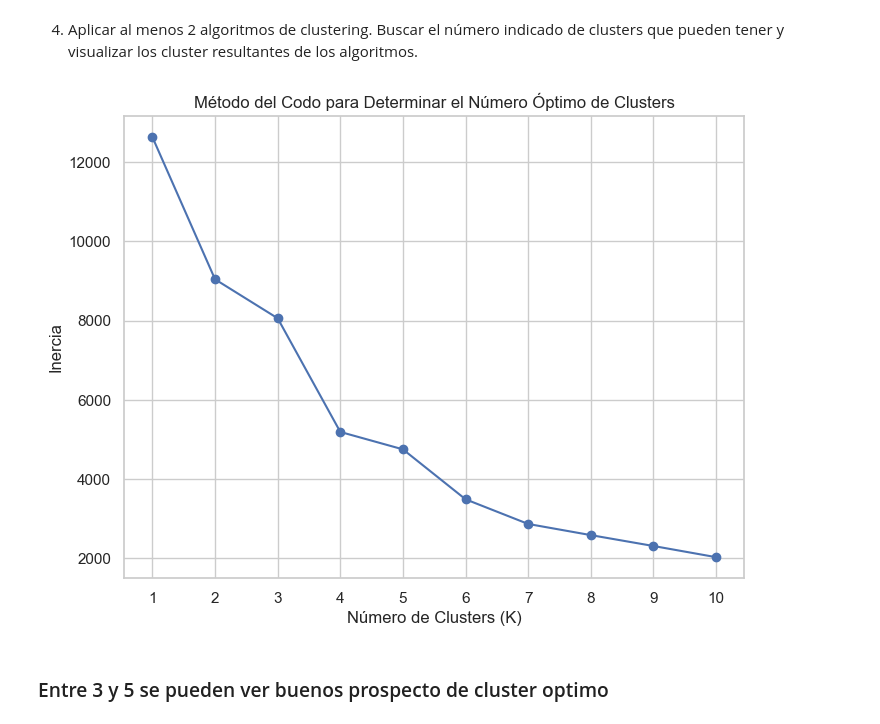
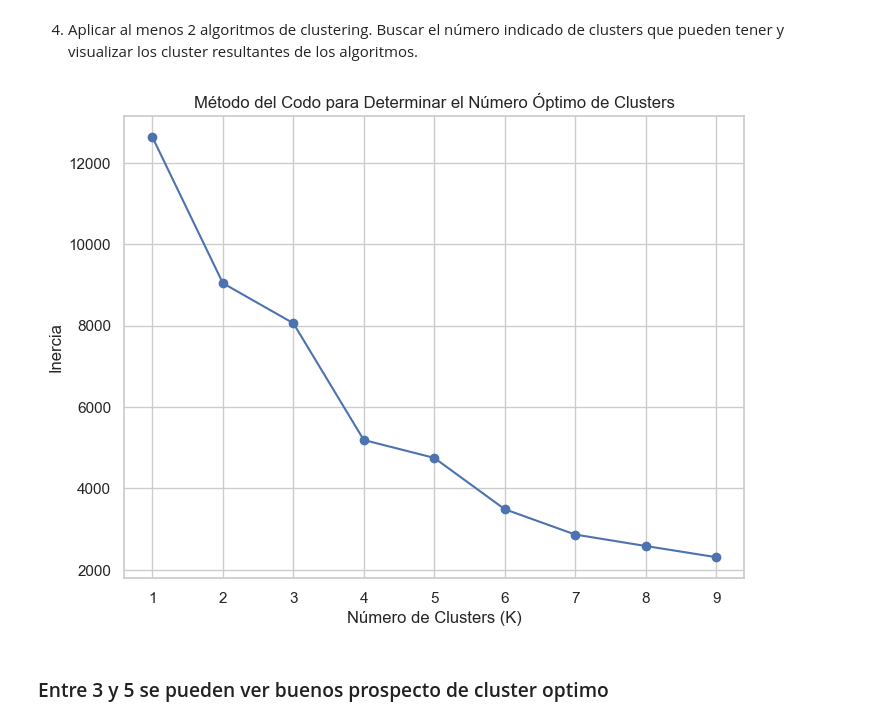
Before and after one commit to Xexe9T/desafio_2_machine_learning, a Jupyter notebook: desafio_2_machine_learning.ipynb, the cells around one changed output. Saved outputs shown, nothing was run; the diff lists cells and outputs as text; code cells hidden in the pictures.

```diff
--- a/desafio_2_machine_learning.ipynb
+++ b/desafio_2_machine_learning.ipynb
@@ -447,26 +447,25 @@ df_clusters.head()
 que pueden tener y visualizar los cluster resultantes de los algoritmos.
 # %%
 # Establecer el rango de valores de K a probar
-k_range = range(1, 11)  # Probar con números de clusters entre 1 y 10
 inertia = []
 
 # Calcular la inercia para cada valor de K
-for k in k_range:
+for k in range(1, 10):
     kmeans = KMeans(n_clusters=k, random_state=42)
     kmeans.fit(df_clusters)  # Usamos los datos escalados (df_clusters)
     inertia.append(kmeans.inertia_)
 
 # Graficar el método del codo
 plt.figure(figsize=(8, 6))
-plt.plot(k_range, inertia, marker='o', linestyle='-', color='b')
+plt.plot(range(1,10), inertia, marker='o', linestyle='-', color='b')
 plt.title('Método del Codo para Determinar el Número Óptimo de Clusters')
 plt.xlabel('Número de Clusters (K)')
 plt.ylabel('Inercia')
-plt.xticks(k_range)  # Para mostrar todos los valores de K
+plt.xticks(range(1,10))  # Para mostrar todos los valores de K
 plt.grid(True)
 plt.show()
 # %% [output]
-[figure, old version]
+[figure, new version]
 # %% [markdown]
 ### Entre 3 y 5 se pueden ver buenos prospecto de cluster optimo
 # %%
```
Also changed, not shown: parts of 3 cells of this notebook.
